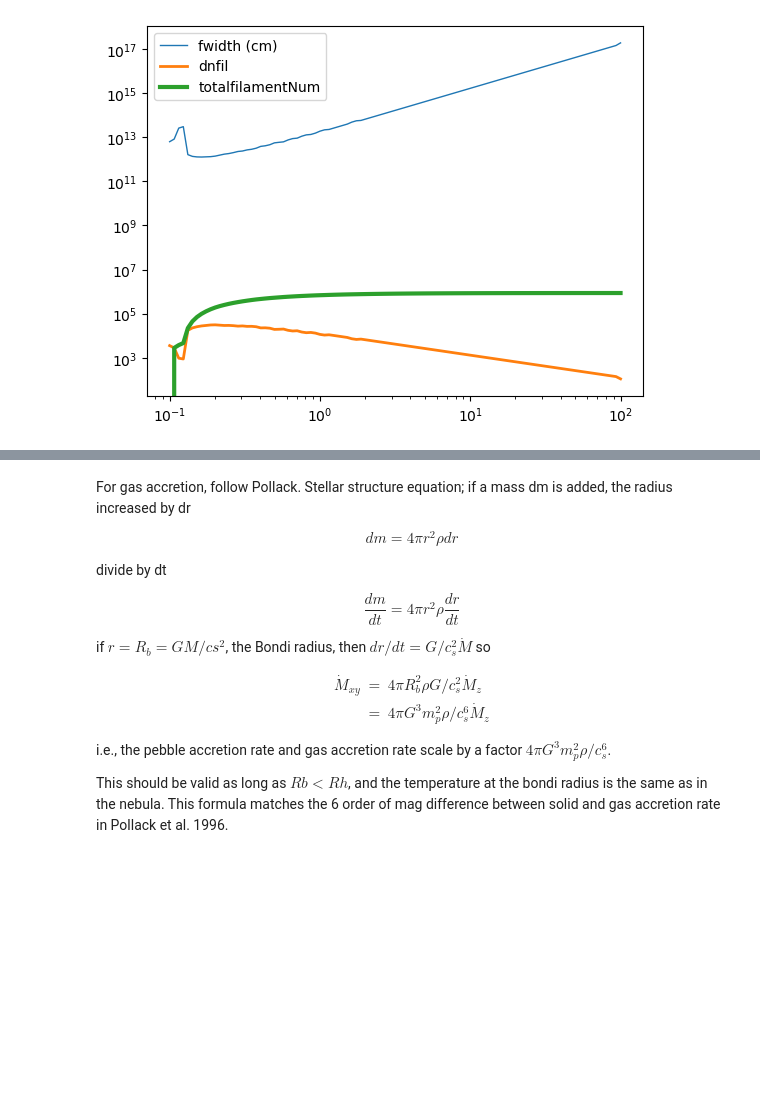
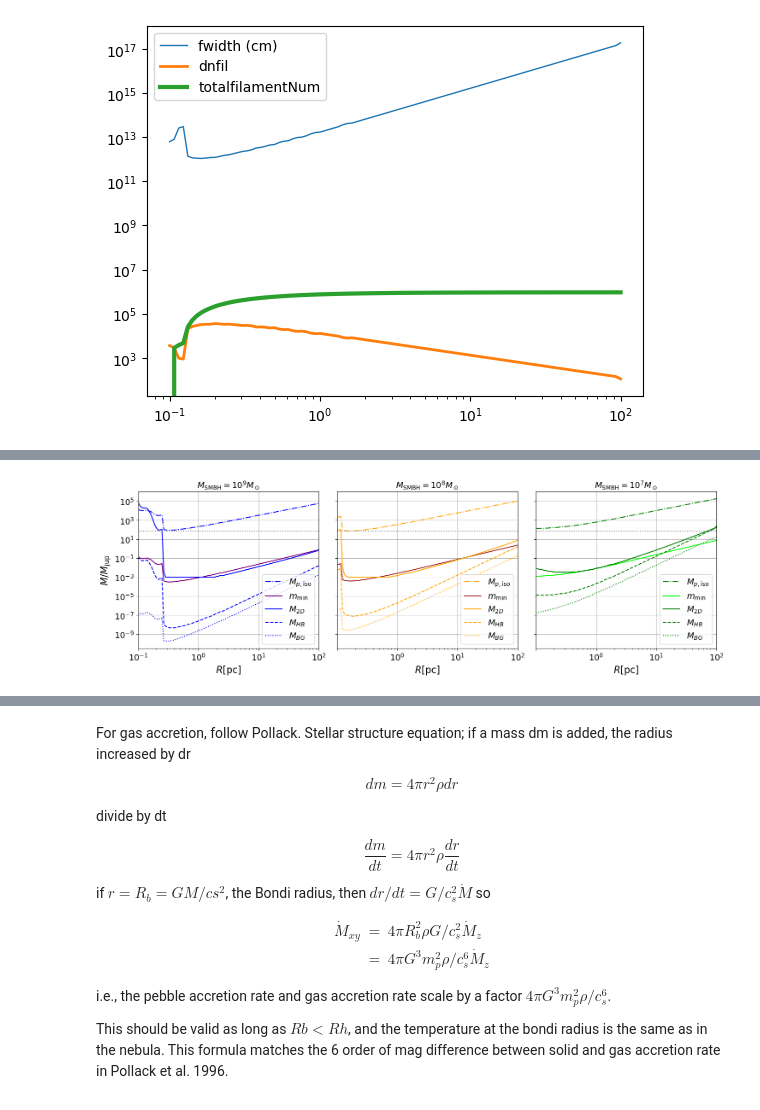
Before and after one commit to mbhupe/EmbeddedAGN, a Jupyter notebook: planetsAGN-magnetic_work.ipynb, the cells around one changed output, grey strips where cells are left out. Cells and saved outputs as stored; diff of their text form; code cells hidden in the pictures; blank space fills up the shorter version.

```diff
--- a/planetsAGN-magnetic_work.ipynb
+++ b/planetsAGN-magnetic_work.ipynb
@@ -828,7 +948,7 @@ def get_phi_mass(mass,data,par,i):
     tau=St/omega
     deltav = eta*omega*r
     tp  = G*mass /(deltav+omega*Rhill)**3
-    Racc=Racchat * exp(-chi_pa*(tau/tp)**gamma_pa)
+    Racc=Racchat * exp(-0.4*(tau/tp)**0.65)
     Hd = H * sqrt(alpha/(St*Sc+alpha))
     phi  =  Racc-2*Hd
     return phi
@@ -927,32 +1047,34 @@ ax[2].plot(param_dic3['rrs'][1][cutr:], mhb7/Mjup,color='green',linestyle="dashe
 #ax[2].plot(param_dic3['rrs'][1][cutr:], mt7/Mjup,color='green',label=r'$M_t$')
 ax[2].plot(param_dic3['rrs'][1][cutr:], mbg7/Mjup,color='green',linestyle="dotted",label=r'$M_{BG}$')
 
 for axi in ax:
     axi.grid()
     axi.legend(loc='lower right')
     axi.set_xlim(1e-1,1e2)
     axi.set_xscale('log')
     axi.set_yscale('log')
     axi.set_xlabel(r'$R$[pc]')
     axi.set_xticks(xticks)
 #    axi.axhline(13,linestyle='dotted',color='grey')
     axi.axhline(0.07*Msun/Mjup,linestyle='dotted',color='grey')
 
 ax[0].set_title(r'$M_{\rm SMBH}=10^9 M_\odot$')
 ax[1].set_title(r'$M_{\rm SMBH}=10^8 M_\odot$')
 ax[2].set_title(r'$M_{\rm SMBH}=10^7 M_\odot$')
 
 ax[0].set_ylabel(r'$M/M_\mathrm{jup}$')
 
 fig.subplots_adjust(wspace=0)
 
 for axi in ax[1:]:
     labels = axi.get_xticklabels()
     if labels:
         labels[0].set_visible(False)
 
 plt.tight_layout()
 plt.savefig("pebble_accretion_regimes.pdf", bbox_inches='tight')
 plt.savefig("pebble_accretion_regimes.png", bbox_inches='tight')
+# %% [output]
+[figure, added]
 # %%
 # Ok the radius is at Hill; where's the 2D/3D transition?
```
Also changed, not shown: parts of 19 cells of this notebook.
